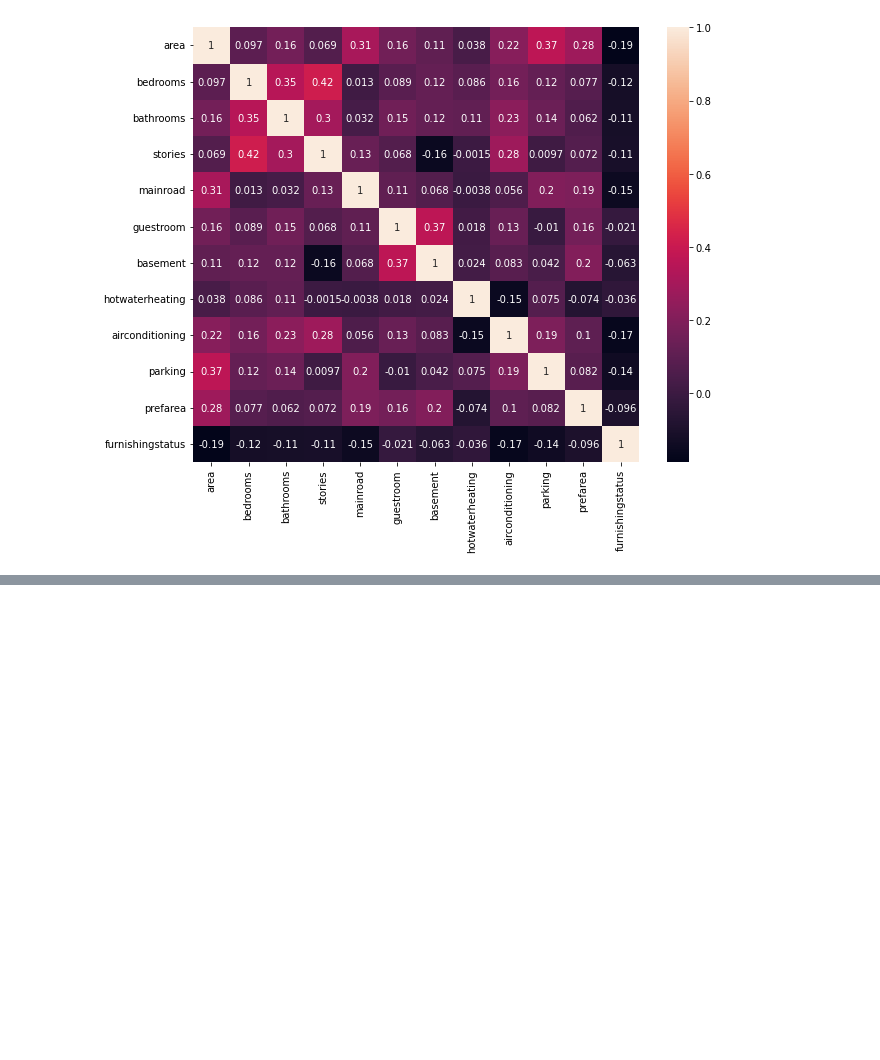
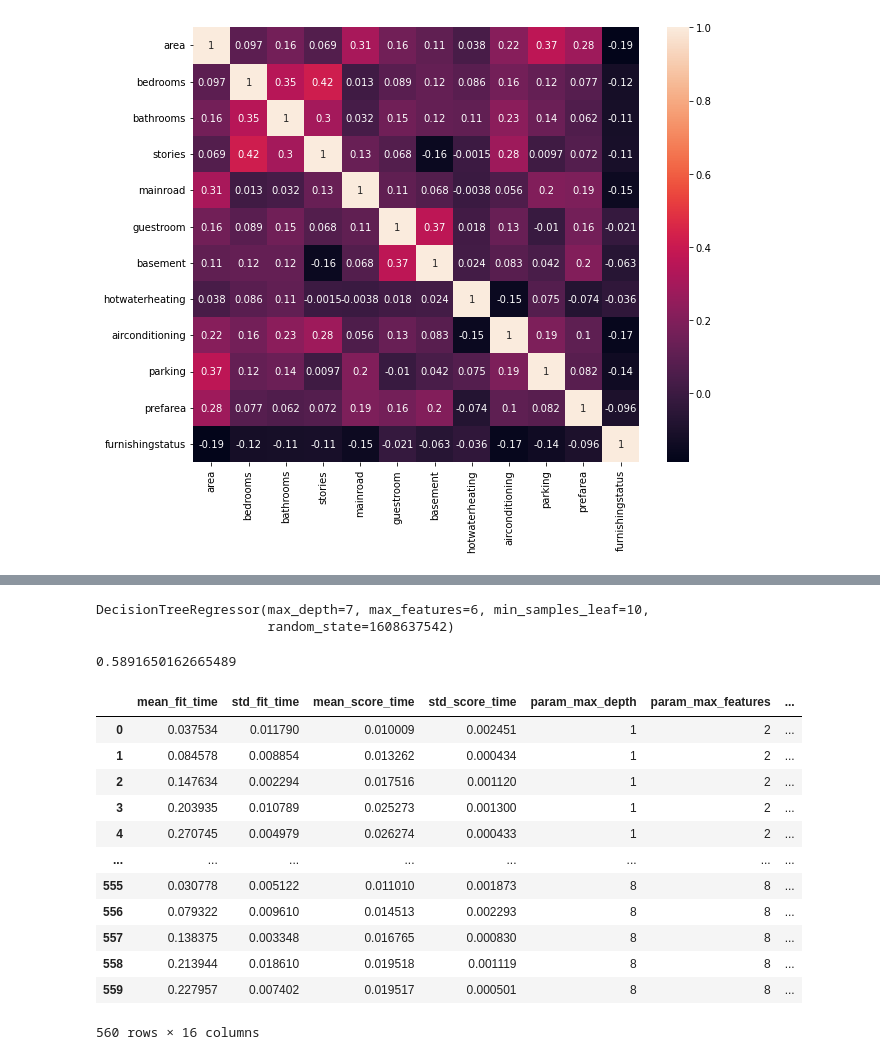
Before and after one commit to tosif91/machine_learning, a Jupyter notebook: ml_model/random_forest_house_price_pred_regression.ipynb, the cells around one changed output, grey strips where cells are left out. Saved outputs shown, nothing was run; the diff lists cells and outputs as text; code cells hidden in the pictures; blank space fills up the shorter version.

```diff
--- a/ml_model/random_forest_house_price_pred_regression.ipynb
+++ b/ml_model/random_forest_house_price_pred_regression.ipynb
@@ -214,0 +269,23 @@ rf = RandomForestRegressor()
+# %%
+# creating hyperparameter grid
+params = {
+    'max_depth':[1,2,4,5,6,7,8],
+    'min_samples_leaf':[10,15,20,50],
+    'max_features':[2,4,6,8],
+    'n_estimators':[10,50,100,150,200]
+
+}
+# %%
+rf_reg = RandomForestRegressor(n_jobs=-1,random_state=42,)
+# %%
+# Instantiating gridsearchCV
+gridSearch = GridSearchCV(
+    estimator=rf_reg,
+    param_grid=params,
+    n_jobs=-1,
+    cv=4 ,
+    scoring='r2',
+    verbose=True,
+)
+# %%
+gridSearch.fit(X_train,y_train)
@@ -214,0 +301,27 @@ rf = RandomForestRegressor()
+# %%
+sample_tree  =  gridSearch.best_estimator_[0]
+sample_tree
+# %% [output]
+DecisionTreeRegressor(max_depth=7, max_features=6, min_samples_leaf=10,
+                      random_state=1608637542)
+# %%
+gridSearch.best_score_
+# %% [output]
+0.5891650162665489
+# %%
+res = pd.DataFrame(gridSearch.cv_results_)
+res
+# %% [output]
+|  | mean_fit_time | std_fit_time | mean_score_time | std_score_time | param_max_depth | param_max_features | ... |
+| 0 | 0.037534 | 0.011790 | 0.010009 | 0.002451 | 1 | 2 | ... |
+| 1 | 0.084578 | 0.008854 | 0.013262 | 0.000434 | 1 | 2 | ... |
+| 2 | 0.147634 | 0.002294 | 0.017516 | 0.001120 | 1 | 2 | ... |
+| 3 | 0.203935 | 0.010789 | 0.025273 | 0.001300 | 1 | 2 | ... |
+| 4 | 0.270745 | 0.004979 | 0.026274 | 0.000433 | 1 | 2 | ... |
+| ... | ... | ... | ... | ... | ... | ... | ... |
+| 555 | 0.030778 | 0.005122 | 0.011010 | 0.001873 | 8 | 8 | ... |
+| 556 | 0.079322 | 0.009610 | 0.014513 | 0.002293 | 8 | 8 | ... |
+| 557 | 0.138375 | 0.003348 | 0.016765 | 0.000830 | 8 | 8 | ... |
+| 558 | 0.213944 | 0.018610 | 0.019518 | 0.001119 | 8 | 8 | ... |
+| 559 | 0.227957 | 0.007402 | 0.019517 | 0.000501 | 8 | 8 | ... |
+560 rows × 16 columns
```
Also changed, not shown: parts of 14 cells of this notebook, 3 other files.
